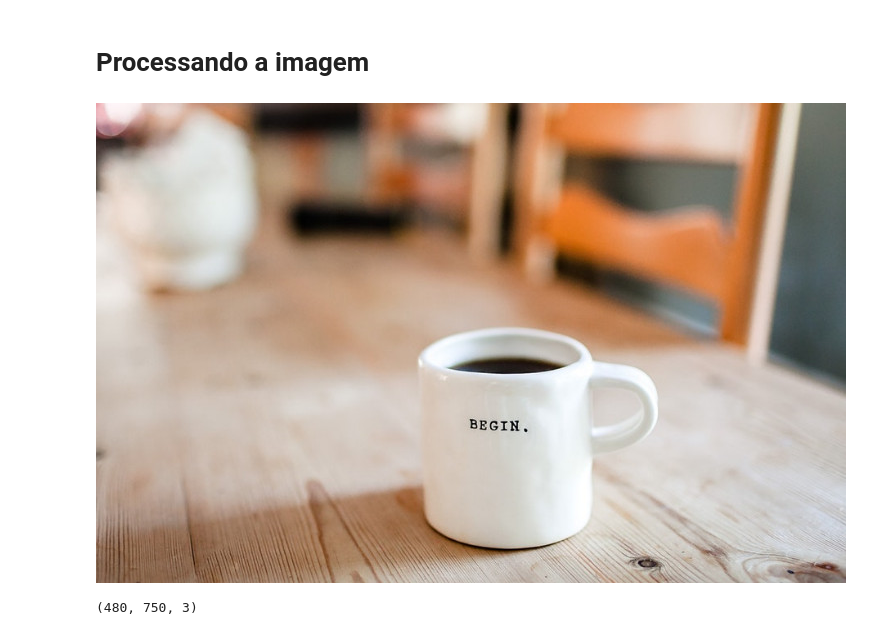
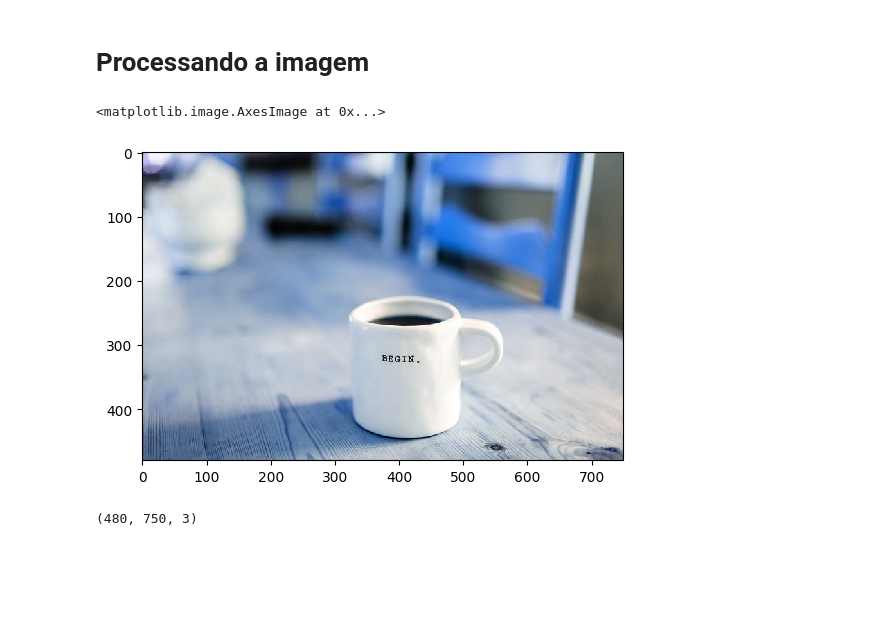
Before and after one commit to edno2819/Tesseract_testes, a Jupyter notebook: OCR_Detecção_de_texto_com_EAST.ipynb, the cells around one changed output. Cells and saved outputs as stored; diff of their text form; code cells hidden in the pictures; blank space fills up the shorter version.

```diff
--- a/OCR_Detecção_de_texto_com_EAST.ipynb
+++ b/OCR_Detecção_de_texto_com_EAST.ipynb
@@ -26,13 +18,15 @@ Mounted at /content/drive
 detector = 'frozen_east_text_detection.pb'
 largura, altura = 320, 320
 # %%
-imagem = 'images/caneca.jpg'
+imagem = 'content/caneca.jpg'
 min_confianca = 0.9 #@param {type: 'number', min:0.0, max:1.0}
 # %%
 img = cv2.imread(imagem)
-cv2_imshow(img)
+plt.figure(figsize = (20,4))
+plt.imshow(img, interpolation='nearest')
 # %% [output]
+<matplotlib.image.AxesImage at 0x...>
-[figure, old version]
+[figure, new version]
 # %%
 original = img.copy()
 # %%
```
Also changed, not shown: parts of 12 cells of this notebook, 2 other files.
